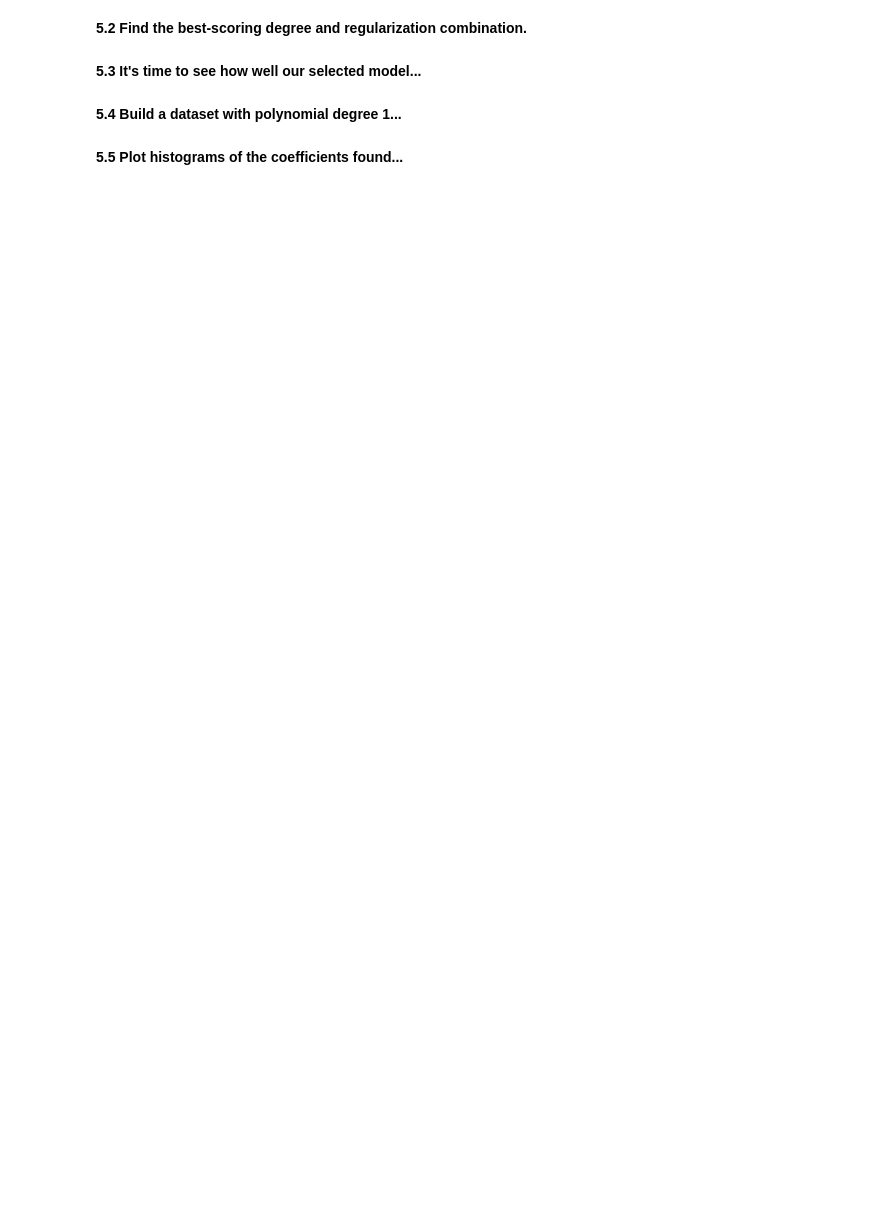
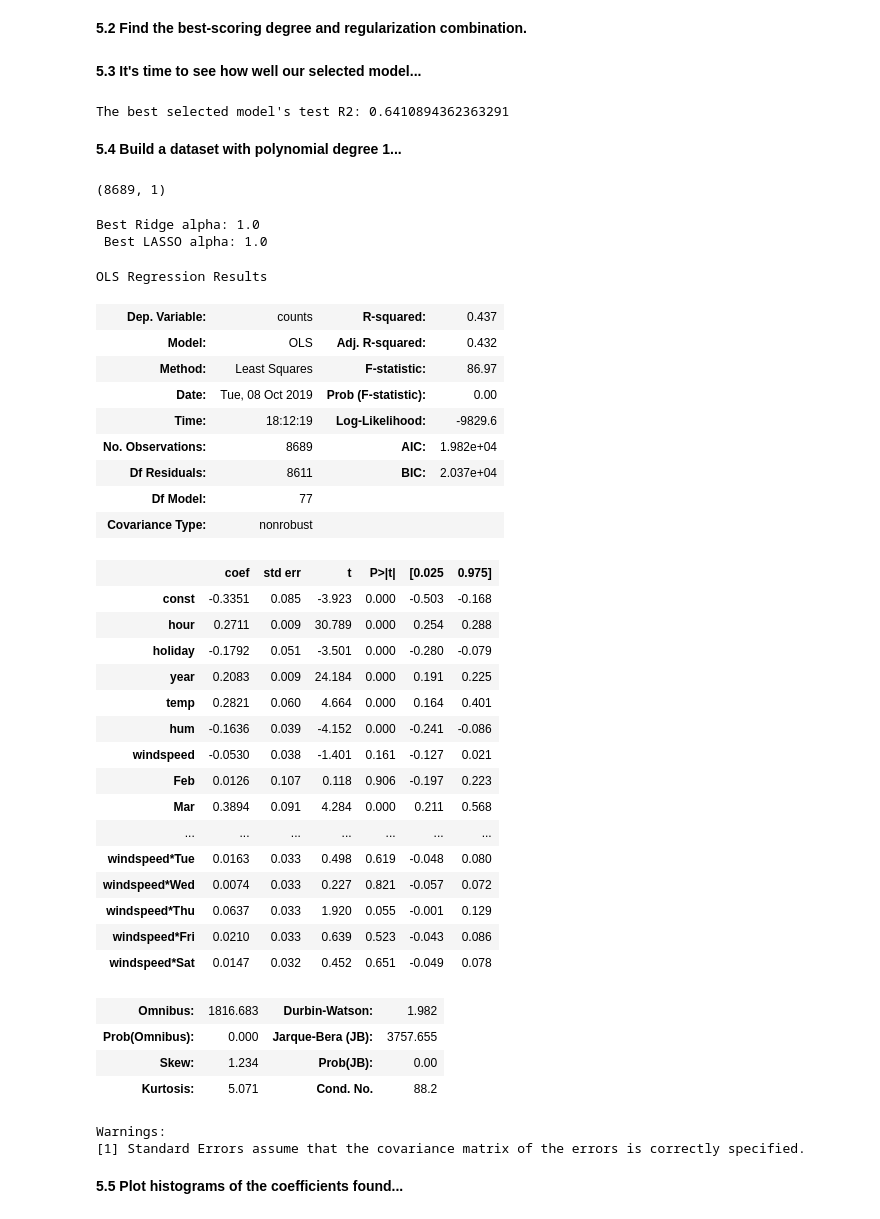
Before and after one commit to songdavidb/cs109aHW, a Jupyter notebook: cs109a_hw3/cs109a_hw3.ipynb, the cells around one changed output. Drawn from its saved outputs; the diff is of its cells as text; code cells hidden in the pictures; blank space fills up the shorter version.

```diff
--- a/cs109a_hw3/cs109a_hw3.ipynb
+++ b/cs109a_hw3/cs109a_hw3.ipynb
@@ -1138,2 +1042,11 @@ Note: On the lasso model, you may need to increase `max_iter` (start with 100,00
+# %%
+best_model = ridge_df.iloc[7,4]
+
+xtrain8, xtest8, ytrain8, ytest8=get_design_mats(BSS_train, BSS_test, 8)
+
+test_best_R2 = best_model.score(xtest8, ytest8)
+print("The best selected model's test R2: {}".format(test_best_R2))
+# %% [output]
+The best selected model's test R2: 0.6410894362363291
 # %% [markdown]
 **5.4 Build a dataset with polynomial degree 1...**
@@ -1142,2 +1053,58 @@ Note: On the lasso model, you may need to increase `max_iter` (start with 100,00
+# %%
+q5_trainx, q5_testx, q5_trainy, q5_testy=get_design_mats(BSS_train, BSS_train, 1)
+
+print(q5_trainy.shape)
+
+#OLSmodel = OLS(sm.add_constant(q5_trainx), q5_trainy)
+OLSmodel = OLS(q5_trainy, sm.add_constant(q5_trainx)).fit()
+
+alphas = [.1, .5, 1, 5, 10, 50, 100]
+q5_trainy = q5_trainy['counts']
+
+#section 4 code
+fitted_ridge = RidgeCV(alphas=alphas, cv = 5).fit(q5_trainx, q5_trainy)
+ridge_a = fitted_ridge.alpha_
+fitted_lasso = LassoCV(alphas=alphas, cv=5, max_iter=100000).fit(q5_trainx, q5_trainy)
+lasso_a = fitted_ridge.alpha_
+
+print("Best Ridge alpha: {} \n Best LASSO alpha: {}".format(ridge_a, lasso_a))
+
+OLSmodel.summary()
+# %% [output]
+(8689, 1)
+Best Ridge alpha: 1.0
+ Best LASSO alpha: 1.0
+OLS Regression Results
+| Dep. Variable: | counts | R-squared: | 0.437 |
+| Model: | OLS | Adj. R-squared: | 0.432 |
+| Method: | Least Squares | F-statistic: | 86.97 |
+| Date: | Tue, 08 Oct 2019 | Prob (F-statistic): | 0.00 |
+| Time: | 18:12:19 | Log-Likelihood: | -9829.6 |
+| No. Observations: | 8689 | AIC: | 1.982e+04 |
+| Df Residuals: | 8611 | BIC: | 2.037e+04 |
+| Df Model: | 77 |  |  |
+| Covariance Type: | nonrobust |  |  |
+|  | coef | std err | t | P>|t| | [0.025 | 0.975] |
+| const | -0.3351 | 0.085 | -3.923 | 0.000 | -0.503 | -0.168 |
+| hour | 0.2711 | 0.009 | 30.789 | 0.000 | 0.254 | 0.288 |
+| holiday | -0.1792 | 0.051 | -3.501 | 0.000 | -0.280 | -0.079 |
+| year | 0.2083 | 0.009 | 24.184 | 0.000 | 0.191 | 0.225 |
+| temp | 0.2821 | 0.060 | 4.664 | 0.000 | 0.164 | 0.401 |
+| hum | -0.1636 | 0.039 | -4.152 | 0.000 | -0.241 | -0.086 |
+| windspeed | -0.0530 | 0.038 | -1.401 | 0.161 | -0.127 | 0.021 |
+| Feb | 0.0126 | 0.107 | 0.118 | 0.906 | -0.197 | 0.223 |
+| Mar | 0.3894 | 0.091 | 4.284 | 0.000 | 0.211 | 0.568 |
+| ... | ... | ... | ... | ... | ... | ... |
+| windspeed*Tue | 0.0163 | 0.033 | 0.498 | 0.619 | -0.048 | 0.080 |
+| windspeed*Wed | 0.0074 | 0.033 | 0.227 | 0.821 | -0.057 | 0.072 |
+| windspeed*Thu | 0.0637 | 0.033 | 1.920 | 0.055 | -0.001 | 0.129 |
+| windspeed*Fri | 0.0210 | 0.033 | 0.639 | 0.523 | -0.043 | 0.086 |
+| windspeed*Sat | 0.0147 | 0.032 | 0.452 | 0.651 | -0.049 | 0.078 |
+| Omnibus: | 1816.683 | Durbin-Watson: | 1.982 |
+| Prob(Omnibus): | 0.000 | Jarque-Bera (JB): | 3757.655 |
+| Skew: | 1.234 | Prob(JB): | 0.00 |
+| Kurtosis: | 5.071 | Cond. No. | 88.2 |
+Warnings:
+[1] Standard Errors assume that the covariance matrix of the errors is correctly specified.
 # %% [markdown]
 **5.5 Plot histograms of the coefficients found...**
```
Also changed, not shown: parts of 20 cells of this notebook.
